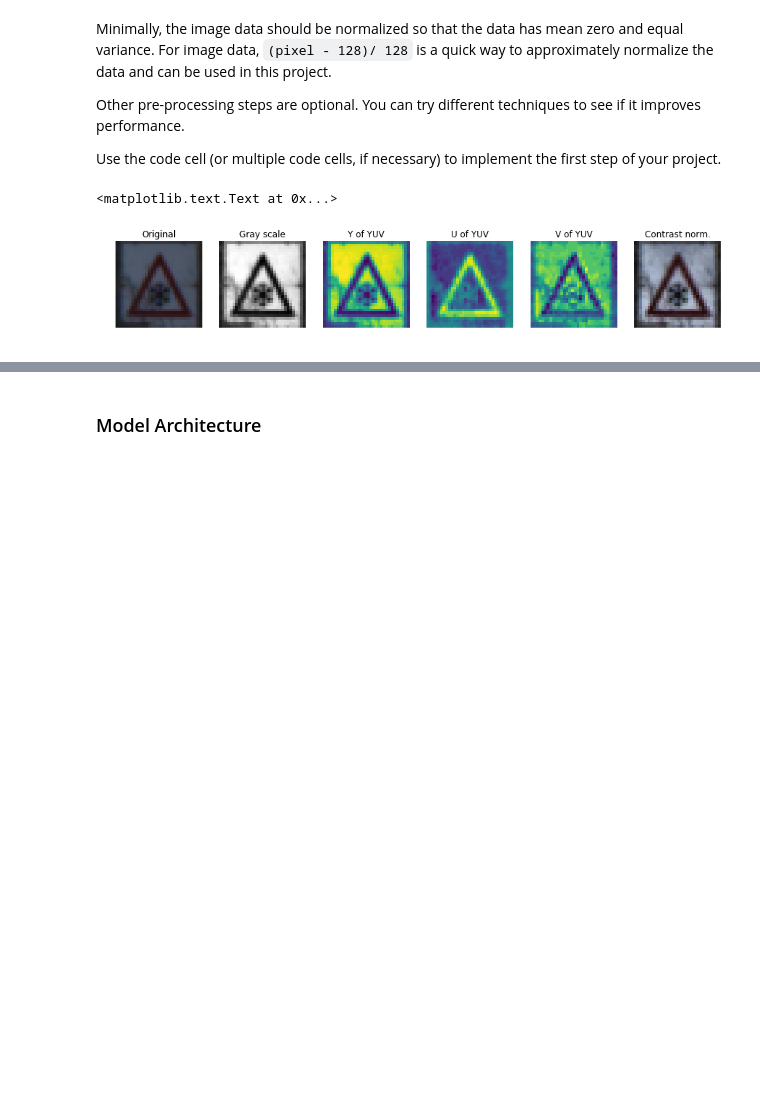
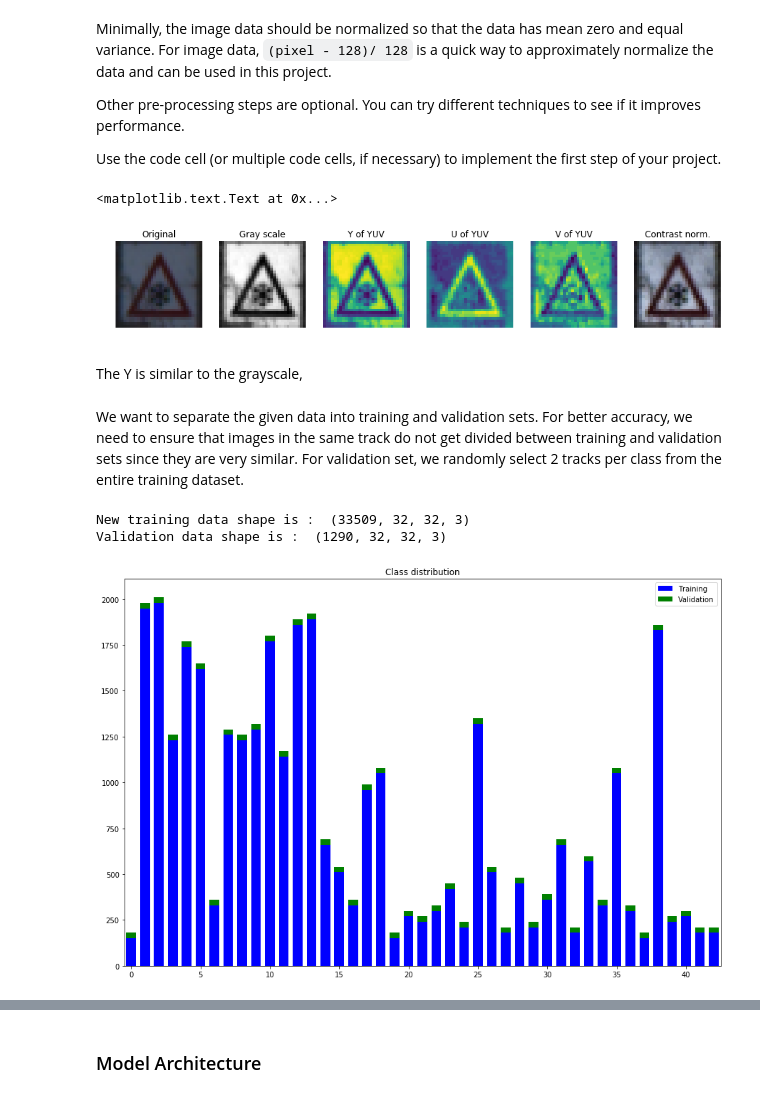
Before and after one commit to Nazanin1369/TrafficSignsClassifier, a Jupyter notebook: Traffic_Sign_Classifier.ipynb, the cells around one changed output, grey strips where cells are left out. Cells and saved outputs as stored; diff of their text form; code cells hidden in the pictures; blank space fills up the shorter version.

```diff
--- a/Traffic_Sign_Classifier.ipynb
+++ b/Traffic_Sign_Classifier.ipynb
@@ -425,3 +398,49 @@ ax[5].set_title('Contrast norm.')
 # %% [output]
 <matplotlib.text.Text at 0x...>
 [figure]
+# %% [markdown]
+The Y is similar to the grayscale,
+# %% [markdown]
+
+We want to separate the given data into training and validation sets. For better accuracy, we need to ensure that images in the same track do not get divided between training and validation sets since they are very similar. For validation set, we randomly select 2 tracks per class from the entire training dataset.
+# %%
+### Generate additional data
+### and split the data into training/validation/testing sets here.
+
+def split_train_validation(X_data, y_data) :
+    '''
+    Splits data into training and validations sets based on tracks
+    such that all images from a track are confined to either training
+    or validation sets but not both.
+    '''
+    X_train_new, y_train_new = [],[]
+    X_validation, y_validation = [], []
+
+    n_per_track = 30 # images per track
+    img_index = split_by_class(y_data)
+    for label in range(n_classes) :
+        indices = img_index[label]
+        n_tracks = round(len(indices)/n_per_track) # number of tracks for this label
+        X_list = np.array_split(X_data[indices[0]:indices[-1]+1], n_tracks)
+        y_list = np.array_split(y_data[indices[0]:indices[-1]+1], n_tracks)
+        X_list,y_list = shuffle(X_list,y_list, random_state=0)
+        X_validation += X_list[:1]
+        y_validation += y_list[:1]
+        X_train_new += X_list[1:]
+        y_train_new += y_list[1:]
+
+    return (np.concatenate(X_train_new), np.concatenate(y_train_new),
+            np.concatenate(X_validation), np.concatenate(y_validation))
+
+# sanity check
+X_train_new, y_train_new, X_validation, y_validation = split_train_validation(X_train, y_train)
+
+print("New training data shape is : ", X_train_new.shape)
+print("Validation data shape is : ", X_validation.shape)
+
+plot_dist([y_train_new, y_validation], title='Class distribution', fig_size=(15, 10),
+          label=['Training','Validation'], color=['blue','green'], rwidth=0.7)
+# %% [output]
+New training data shape is :  (33509, 32, 32, 3)
+Validation data shape is :  (1290, 32, 32, 3)
+[figure, added]
```
Also changed, not shown: parts of 23 cells of this notebook, 4 other files.
